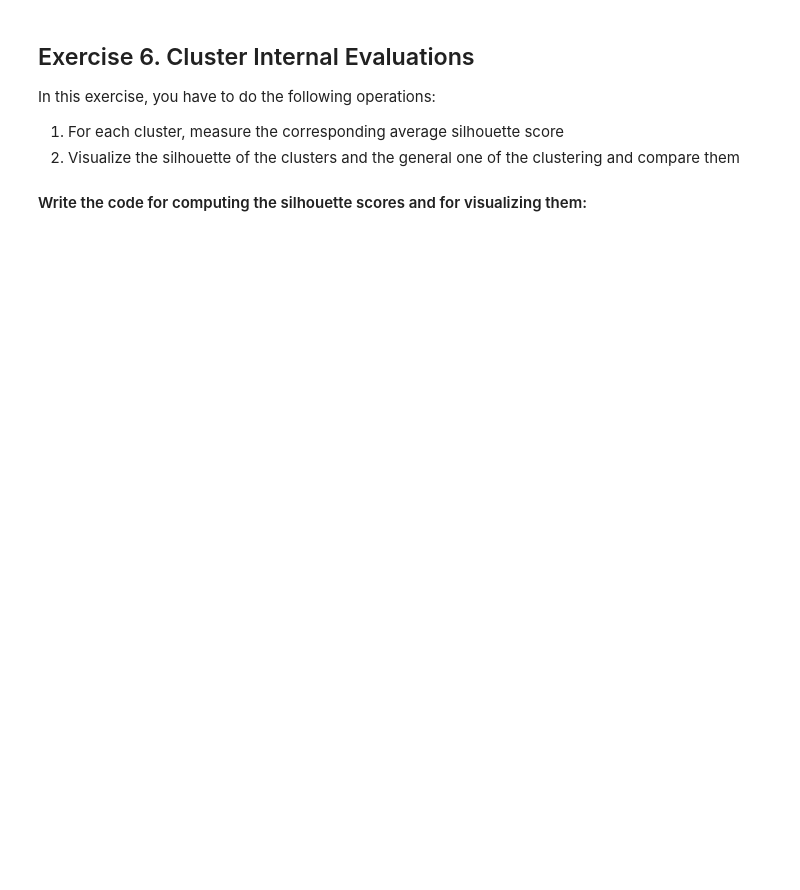
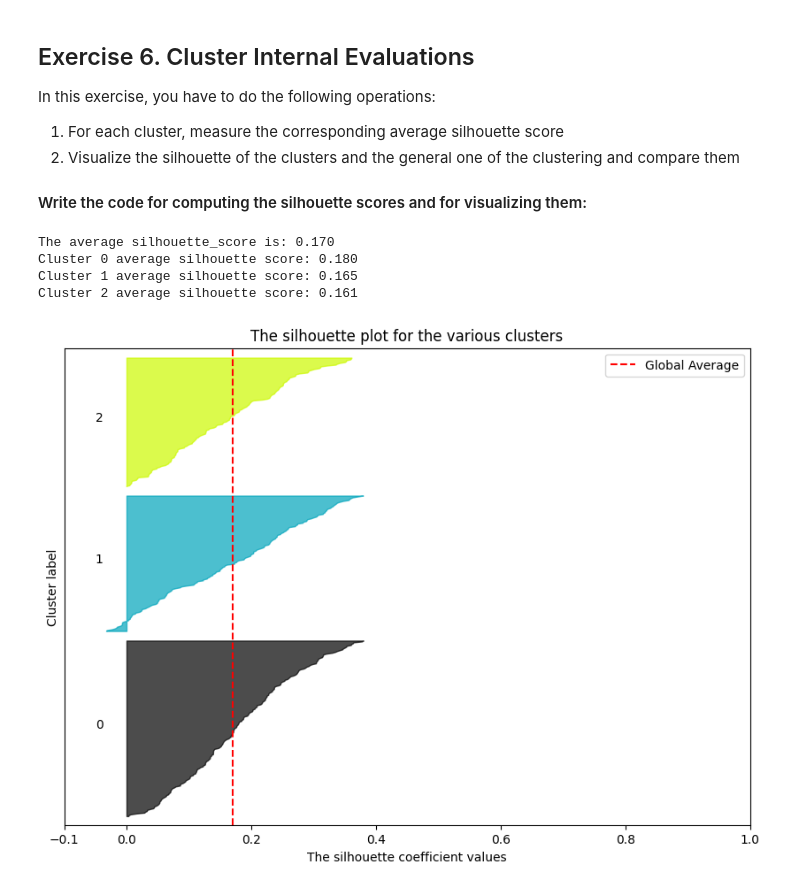
Before and after one commit to mertdenizer/PCA_project, a Jupyter notebook: HWpca_Surname1_Surname2.ipynb, the cells around one changed output. Cells and saved outputs as stored; diff of their text form; code cells hidden in the pictures; blank space fills up the shorter version.

```diff
--- a/HWpca_Surname1_Surname2.ipynb
+++ b/HWpca_Surname1_Surname2.ipynb
@@ -666,7 +800,61 @@ In this exercise, you have to do the following operations:
 
 #### Write the code for computing the silhouette scores and for visualizing them:
 # %%
-# [write the code here]
+# compute the average silhouette score for the whole dataset
+silhouette_avg = silhouette_score(responses_ft_pca, cluster_labels)
+print(f"The average silhouette_score is: {silhouette_avg:.3f}")
+
+# compute the silhouette scores for each sample
+sample_silhouette_values = silhouette_samples(responses_ft_pca, cluster_labels)
+
+fig, ax1 = plt.subplots(1, 1)
+fig.set_size_inches(10, 7)
+
+# the (n_clusters+1)*10 is for inserting blank space between silhouette plots of individual clusters, to differentiate them clearly.
+ax1.set_ylim([0, len(responses_ft_pca) + (best_k + 1) * 10])
+
+y_lower = 10
+for i in range(best_k):
+    # aggregate the silhouette scores for samples belonging to cluster i, and sort them
+    ith_cluster_silhouette_values = sample_silhouette_values[cluster_labels == i]
+    ith_cluster_silhouette_values.sort()
+
+    size_cluster_i = ith_cluster_silhouette_values.shape[0]
+    y_upper = y_lower + size_cluster_i
+
+    # compute the average score for this specific cluster
+    cluster_avg = np.mean(ith_cluster_silhouette_values)
+    print(f"Cluster {i} average silhouette score: {cluster_avg:.4f}")
+
+    color = cm.nipy_spectral(float(i) / best_k)
+    ax1.fill_betweenx(np.arange(y_lower, y_upper),
+                      0, ith_cluster_silhouette_values,
+                      facecolor=color, edgecolor=color, alpha=0.7)
+
+    # label the silhouette plots with their cluster numbers at the middle
+    ax1.text(-0.05, y_lower + 0.5 * size_cluster_i, str(i))
+
+    # compute the new y_lower for next plot
+    y_lower = y_upper + 10
+
+ax1.set_title("The silhouette plot for the various clusters")
+ax1.set_xlabel("The silhouette coefficient values")
+ax1.set_ylabel("Cluster label")
+
+# the vertical line for average silhouette score of all the values
+ax1.axvline(x=silhouette_avg, color="red", linestyle="--", label="Global Average")
+
+ax1.set_yticks([])
+ax1.set_xticks([-0.1, 0, 0.2, 0.4, 0.6, 0.8, 1])
+ax1.legend()
+
+plt.show()
+# %% [output]
+The average silhouette_score is: 0.170
+Cluster 0 average silhouette score: 0.180
+Cluster 1 average silhouette score: 0.165
+Cluster 2 average silhouette score: 0.161
+[figure, added]
 # %% [markdown]
 #### Comment the results, also considering the results observed previously (e.g., score graphs, centroids, etc. - max 150 words):
 
```
Also changed, not shown: parts of 12 cells of this notebook.
